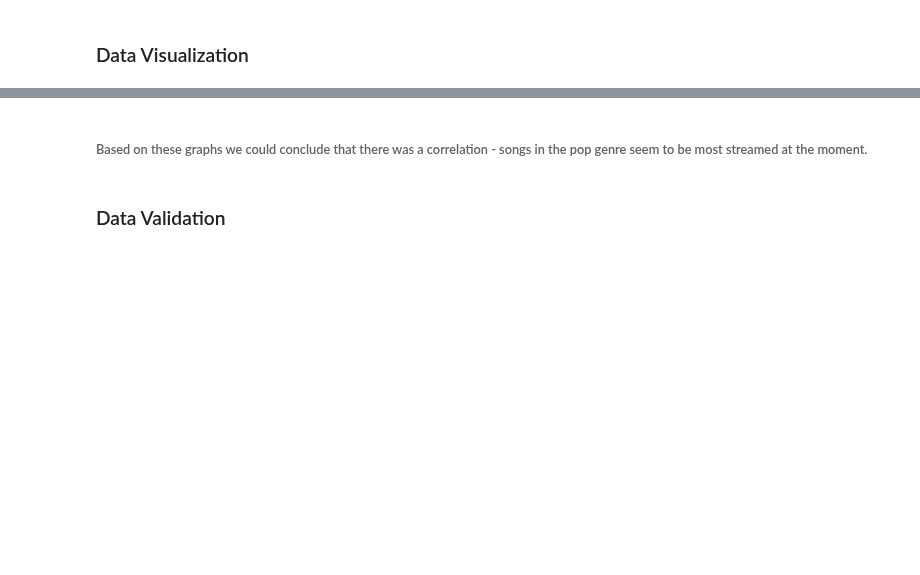
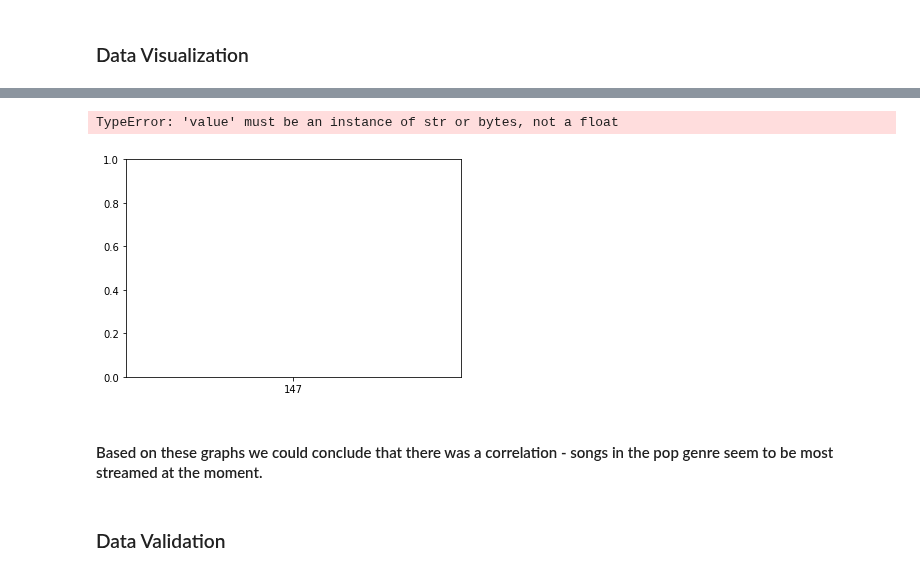
Before and after one commit to mananbhatt5/Tamid-TechEdu-S22, a Jupyter notebook: Final/DN-NR.ipynb, the cells around one changed output, grey strips where cells are left out. Drawn from its saved outputs; the diff is of its cells as text; code cells hidden in the pictures; blank space fills up the shorter version.

```diff
--- a/Final/DN-NR.ipynb
+++ b/Final/DN-NR.ipynb
@@ -81,13 +107,14 @@ KeyError: "None of [Index(['canadian pop', 'reggaeton flow', 'dance pop', 'pop',
 # %%
-x = 'Streams'
-y = 'Genre'
+duration = 'Duration'
+streams = 'Streams'
 
-plt.plot(x, y, data=df, linestyle = 'none', marker = 'o')
+plt.plot(duration, streams, data = df, linestyle = 'none', marker = 'o')
 
-# line of best fit
-
-m, b = np.polyfit(df[x], df[y], 1)
-plt.plot(df[x], m * df[x] + b)
+m, b = np.polyfit(df[duration], df[streams], 1)
+plt.plot(df[duration], m * df[duration] + b)
+# %% [output]
+TypeError: 'value' must be an instance of str or bytes, not a float
+[figure, added]
 # %%
 # donut pie graph
 plt.pie(df_sorted_genres)
@@ -98,7 +125,7 @@ p.gca().add_artist(my_circle)
 
 plt.show
 # %% [markdown]
-###### Based on these graphs we could conclude that there was a correlation - songs in the pop genre seem to be most streamed at the moment.
+#### Based on these graphs we could conclude that there was a correlation - songs in the pop genre seem to be most streamed at the moment.
 # %% [markdown]
 ### Data Validation
 # %% [markdown]
```
Also changed, not shown: parts of 10 cells of this notebook.
